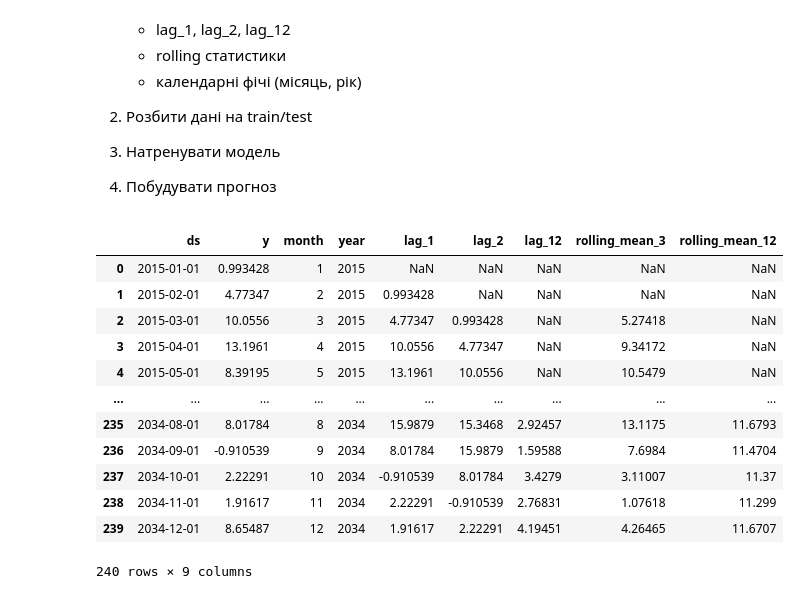
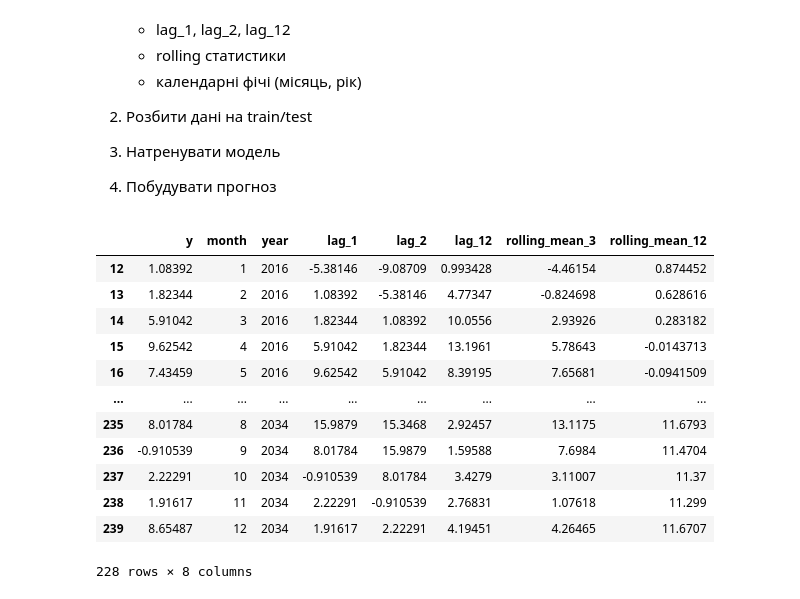
Before and after one commit to BogdanPinchuk/DataScience-PBY_HW16, a Jupyter notebook: Bohdan_Pinchuk_DS_HW16.ipynb, the cells around one changed output. Drawn from its saved outputs; the diff is of its cells as text; code cells hidden in the pictures.

```diff
--- a/Bohdan_Pinchuk_DS_HW16.ipynb
+++ b/Bohdan_Pinchuk_DS_HW16.ipynb
@@ -1235,38 +1233,40 @@ _ = model.plot_components(forecast, figsize=(9, 5))
 # %%
 # Data preparation
 
 # Input data
 df_sarima = df_seasonal.copy()
 lags_sizes = [1, 2, 12]
 rollings_sizes = [3, 12]
 month_col_name = "month"
 year_col_name = "year"
 
 # Solution
 df_sarima[month_col_name] = df_sarima["ds"].dt.month
 df_sarima[year_col_name] = df_sarima["ds"].dt.year
 
 for size in lags_sizes:
     col_name = f"lag_{size}"
     df_sarima[col_name] = df_sarima["y"].shift(size)
 
 for size in rollings_sizes:
     col_name = f"rolling_mean_{size}"
     df_sarima[col_name] = df_sarima["y"].rolling(window=size).mean()
 
+df_sarima = df_sarima.drop(columns="ds").dropna()
+
 # Print results
 display(df_sarima)
 # %% [output]
-|  | ds | y | month | year | lag_1 | lag_2 | lag_12 | rolling_mean_3 | rolling_mean_12 |
-| 0 | 2015-01-01 | 0.993428 | 1 | 2015 | NaN | NaN | NaN | NaN | NaN |
-| 1 | 2015-02-01 | 4.77347 | 2 | 2015 | 0.993428 | NaN | NaN | NaN | NaN |
-| 2 | 2015-03-01 | 10.0556 | 3 | 2015 | 4.77347 | 0.993428 | NaN | 5.27418 | NaN |
-| 3 | 2015-04-01 | 13.1961 | 4 | 2015 | 10.0556 | 4.77347 | NaN | 9.34172 | NaN |
-| 4 | 2015-05-01 | 8.39195 | 5 | 2015 | 13.1961 | 10.0556 | NaN | 10.5479 | NaN |
-| ... | ... | ... | ... | ... | ... | ... | ... | ... | ... |
-| 235 | 2034-08-01 | 8.01784 | 8 | 2034 | 15.9879 | 15.3468 | 2.92457 | 13.1175 | 11.6793 |
-| 236 | 2034-09-01 | -0.910539 | 9 | 2034 | 8.01784 | 15.9879 | 1.59588 | 7.6984 | 11.4704 |
-| 237 | 2034-10-01 | 2.22291 | 10 | 2034 | -0.910539 | 8.01784 | 3.4279 | 3.11007 | 11.37 |
-| 238 | 2034-11-01 | 1.91617 | 11 | 2034 | 2.22291 | -0.910539 | 2.76831 | 1.07618 | 11.299 |
-| 239 | 2034-12-01 | 8.65487 | 12 | 2034 | 1.91617 | 2.22291 | 4.19451 | 4.26465 | 11.6707 |
+|  | y | month | year | lag_1 | lag_2 | lag_12 | rolling_mean_3 | rolling_mean_12 |
+| 12 | 1.08392 | 1 | 2016 | -5.38146 | -9.08709 | 0.993428 | -4.46154 | 0.874452 |
+| 13 | 1.82344 | 2 | 2016 | 1.08392 | -5.38146 | 4.77347 | -0.824698 | 0.628616 |
+| 14 | 5.91042 | 3 | 2016 | 1.82344 | 1.08392 | 10.0556 | 2.93926 | 0.283182 |
+| 15 | 9.62542 | 4 | 2016 | 5.91042 | 1.82344 | 13.1961 | 5.78643 | -0.0143713 |
+| 16 | 7.43459 | 5 | 2016 | 9.62542 | 5.91042 | 8.39195 | 7.65681 | -0.0941509 |
+| ... | ... | ... | ... | ... | ... | ... | ... | ... |
+| 235 | 8.01784 | 8 | 2034 | 15.9879 | 15.3468 | 2.92457 | 13.1175 | 11.6793 |
+| 236 | -0.910539 | 9 | 2034 | 8.01784 | 15.9879 | 1.59588 | 7.6984 | 11.4704 |
+| 237 | 2.22291 | 10 | 2034 | -0.910539 | 8.01784 | 3.4279 | 3.11007 | 11.37 |
+| 238 | 1.91617 | 11 | 2034 | 2.22291 | -0.910539 | 2.76831 | 1.07618 | 11.299 |
+| 239 | 8.65487 | 12 | 2034 | 1.91617 | 2.22291 | 4.19451 | 4.26465 | 11.6707 |
-240 rows × 9 columns
+228 rows × 8 columns
```
Also changed, not shown: parts of 4 cells of this notebook.
